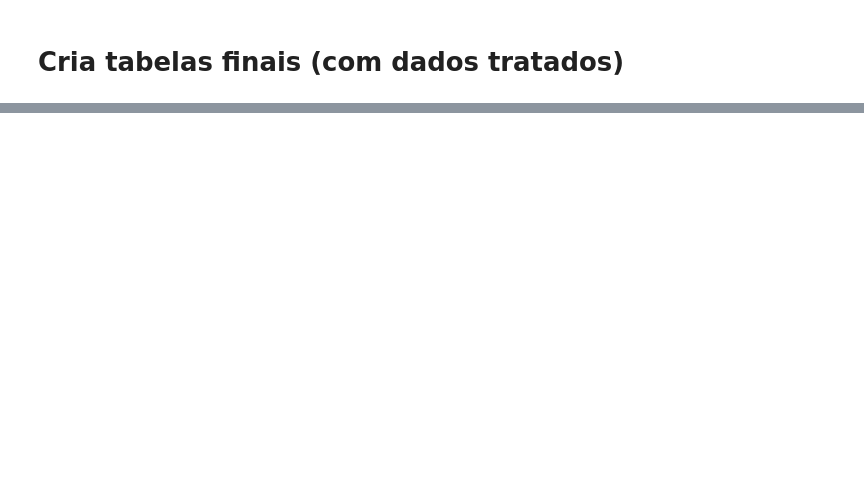
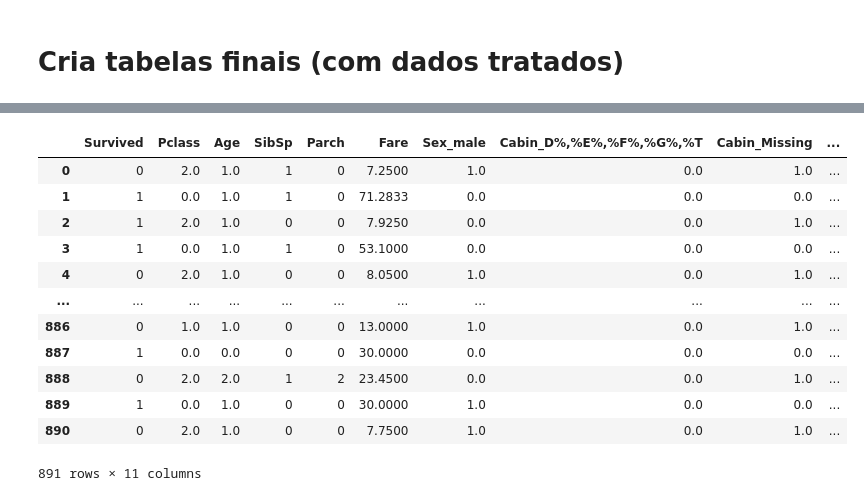
Before and after one commit to JoaoMatheusHneda/Titanic-Kaggle-Python, a Jupyter notebook: Codigos_Python.ipynb, the cells around one changed output, grey strips where cells are left out. Saved outputs shown, nothing was run; the diff lists cells and outputs as text; code cells hidden in the pictures; blank space fills up the shorter version.

```diff
--- a/Codigos_Python.ipynb
+++ b/Codigos_Python.ipynb
@@ -1748,0 +1705,6 @@ Tabela metadata_table_df_final criada!
+# %%
+train_ml = train_tidy.copy()
+test_ml = test_tidy.copy()
+
+train_ml = train_ml[metadata_table_train_tidy[~metadata_table_train_tidy['drop']]['columns'].values]
+test_ml = test_ml[metadata_table_test_tidy[~metadata_table_test_tidy['drop']]['columns'].values]
@@ -1748,0 +1777,17 @@ Tabela metadata_table_df_final criada!
+# %%
+train_ml = pd.concat([train_ml,train_ml_encoded],axis=1)
+train_ml
+# %% [output]
+|  | Survived | Pclass | Age | SibSp | Parch | Fare | Sex_male | Cabin_D%,%E%,%F%,%G%,%T | Cabin_Missing | ... |
+| 0 | 0 | 2.0 | 1.0 | 1 | 0 | 7.2500 | 1.0 | 0.0 | 1.0 | ... |
+| 1 | 1 | 0.0 | 1.0 | 1 | 0 | 71.2833 | 0.0 | 0.0 | 0.0 | ... |
+| 2 | 1 | 2.0 | 1.0 | 0 | 0 | 7.9250 | 0.0 | 0.0 | 1.0 | ... |
+| 3 | 1 | 0.0 | 1.0 | 1 | 0 | 53.1000 | 0.0 | 0.0 | 0.0 | ... |
+| 4 | 0 | 2.0 | 1.0 | 0 | 0 | 8.0500 | 1.0 | 0.0 | 1.0 | ... |
+| ... | ... | ... | ... | ... | ... | ... | ... | ... | ... | ... |
+| 886 | 0 | 1.0 | 1.0 | 0 | 0 | 13.0000 | 1.0 | 0.0 | 1.0 | ... |
+| 887 | 1 | 0.0 | 0.0 | 0 | 0 | 30.0000 | 0.0 | 0.0 | 0.0 | ... |
+| 888 | 0 | 2.0 | 2.0 | 1 | 2 | 23.4500 | 0.0 | 0.0 | 1.0 | ... |
+| 889 | 1 | 0.0 | 1.0 | 0 | 0 | 30.0000 | 1.0 | 0.0 | 0.0 | ... |
+| 890 | 0 | 2.0 | 1.0 | 0 | 0 | 7.7500 | 1.0 | 0.0 | 1.0 | ... |
+891 rows × 11 columns
```
Also changed, not shown: parts of 103 cells of this notebook, 6 other files.
